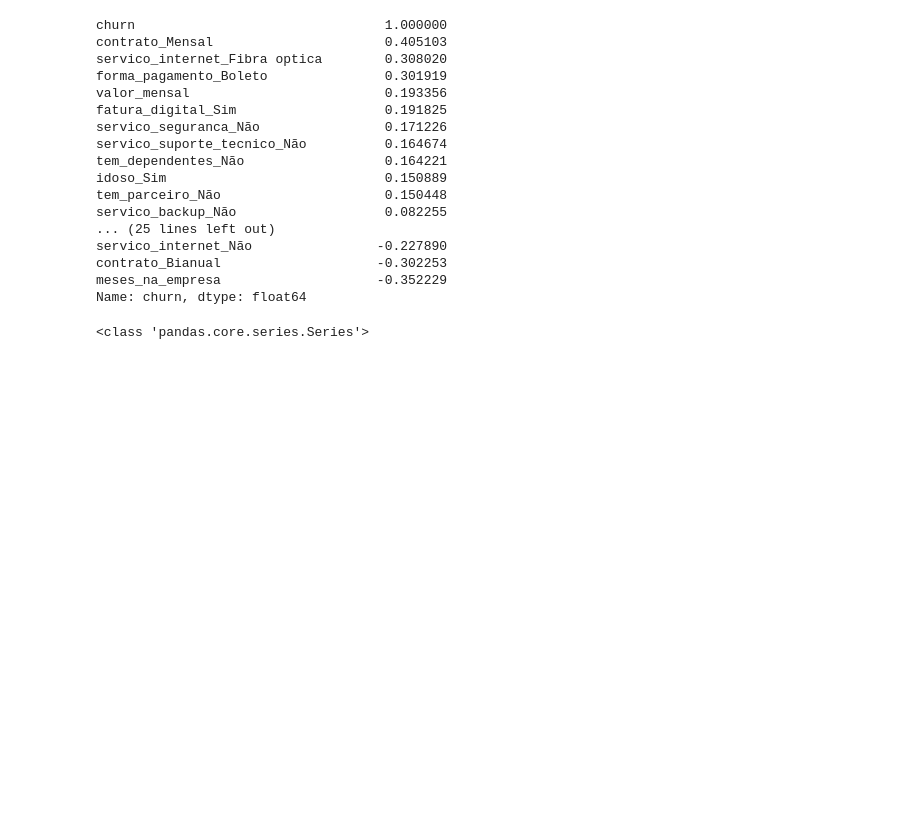
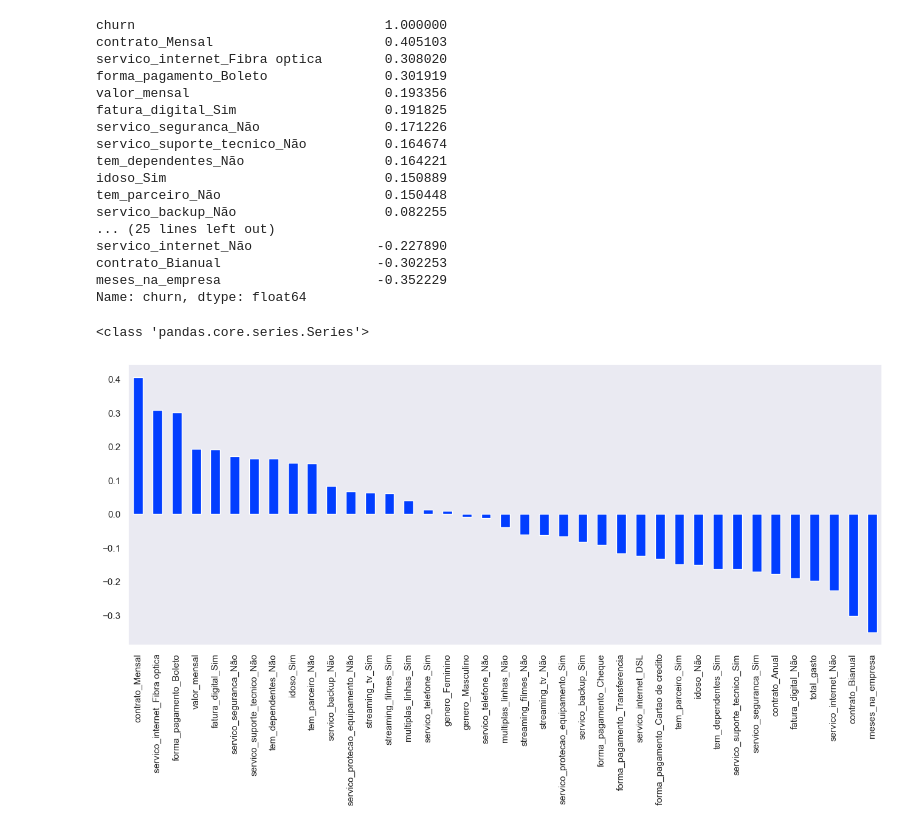
Before and after one commit to kiwsley/ciencia_de_dados, a Jupyter notebook: matplotlib_Searborn/introseabornpandas.ipynb, the cells around one changed output. Drawn from its saved outputs; the diff is of its cells as text; code cells hidden in the pictures; blank space fills up the shorter version.

```diff
--- a/matplotlib_Searborn/introseabornpandas.ipynb
+++ b/matplotlib_Searborn/introseabornpandas.ipynb
@@ -388,3 +388,7 @@ Name: churn, dtype: float64
 print(type(churn_coor))
 # %% [output]
 <class 'pandas.core.series.Series'>
+# %%
+churn_coor[1:].plot(kind='bar',figsize=(16,6));
+# %% [output]
+[figure, added]
```
Also changed, not shown: parts of 2 cells of this notebook, 1 other file.
